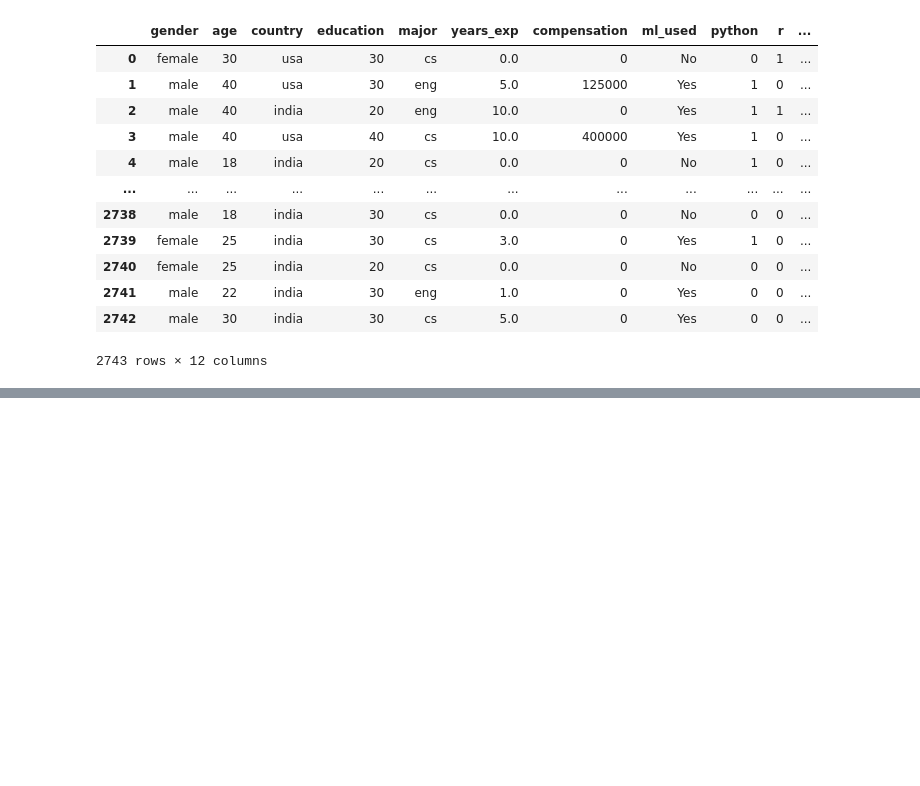
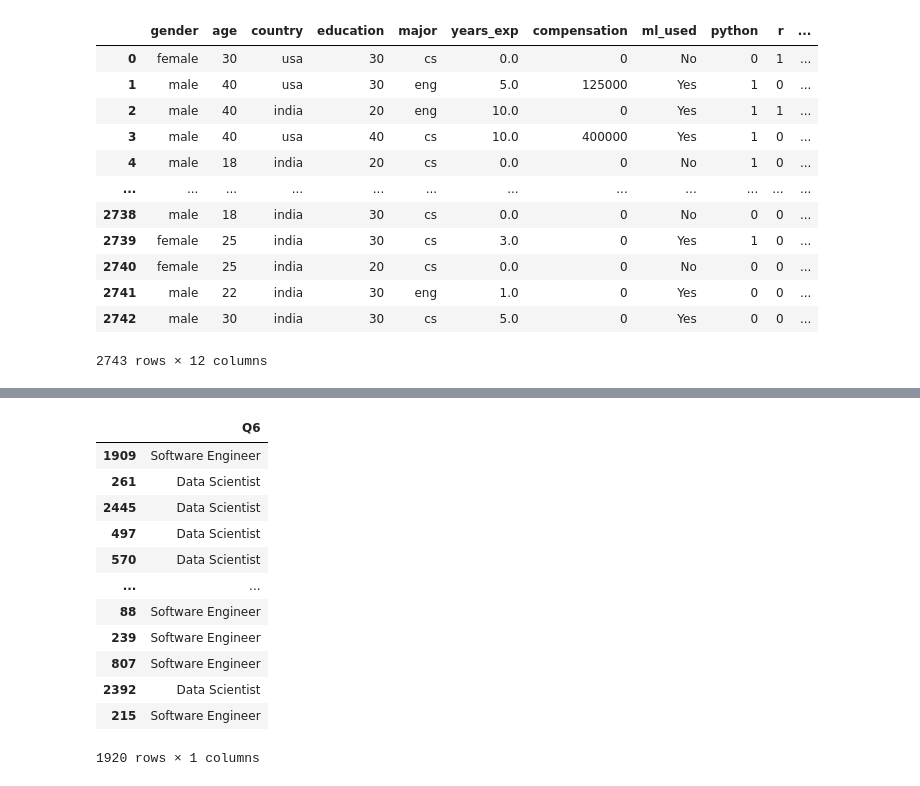
Before and after one commit to AkhilendraGadde/machine-learning, a Jupyter notebook: kaggle-survey-2018/kaggle-surver-dataset.ipynb, the cells around one changed output, grey strips where cells are left out. Drawn from its saved outputs; the diff is of its cells as text; code cells hidden in the pictures; blank space fills up the shorter version.

```diff
--- a/kaggle-survey-2018/kaggle-surver-dataset.ipynb
+++ b/kaggle-survey-2018/kaggle-surver-dataset.ipynb
@@ -263,0 +471,16 @@ data
+# %%
+y_train
+# %% [output]
+|  | Q6 |
+| 1909 | Software Engineer |
+| 261 | Data Scientist |
+| 2445 | Data Scientist |
+| 497 | Data Scientist |
+| 570 | Data Scientist |
+| ... | ... |
+| 88 | Software Engineer |
+| 239 | Software Engineer |
+| 807 | Software Engineer |
+| 2392 | Data Scientist |
+| 215 | Software Engineer |
+1920 rows × 1 columns
```
Also changed, not shown: parts of 19 cells of this notebook, 1 other file.
